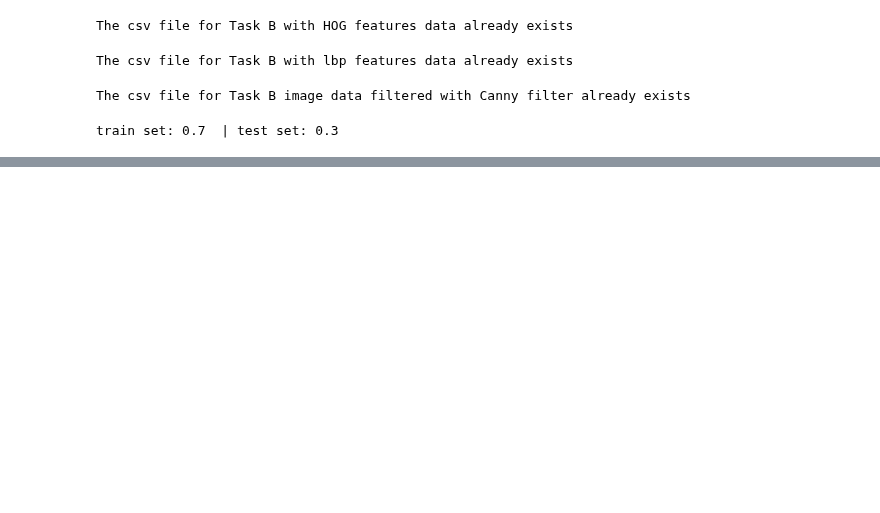
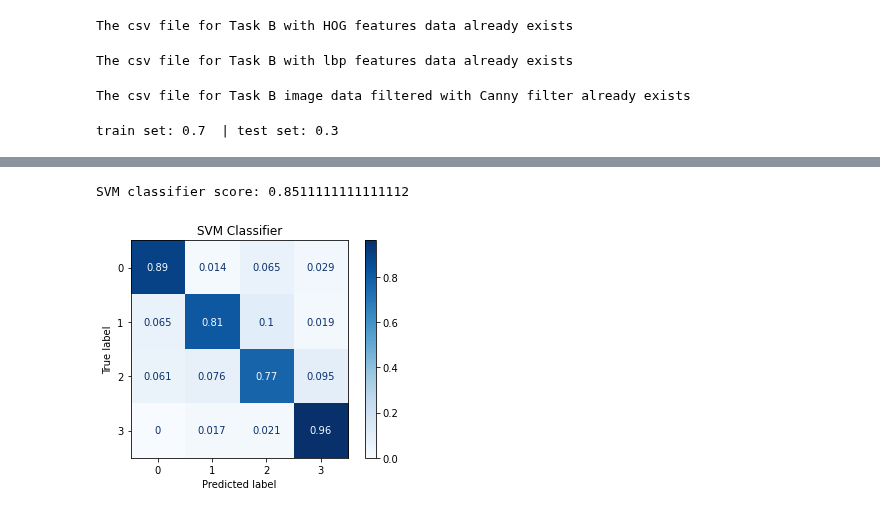
Before and after one commit to tanpinray/AMLS_22-21_SN18100138, a Jupyter notebook: Task_B.ipynb, the cells around one changed output, grey strips where cells are left out. Saved outputs shown, nothing was run; the diff lists cells and outputs as text; code cells hidden in the pictures; blank space fills up the shorter version.

```diff
--- a/Task_B.ipynb
+++ b/Task_B.ipynb
@@ -284,18 +321,35 @@ def RFClassifier(X_train, y_train, X_test, k):
 # %%
 def SVMClassifier(X_train, y_train, X_test):
     '''
     Inputs
         X_train: Training dataset;
         y_train: Training labels;
         X_test: Testing dataset.
 
     Return
         Y_pred: Predicted labels from X_test using SVM.
     '''
 
     #Create SCV object with a K coefficient
-    clf = svm.SVC(kernel='rbf', degree=3)
-    clf.fit(X_train, y_train) # Fit KNN model
+    clf = svm.SVC(kernel='rbf', degree=3,  probability=True)
+    clf.fit(X_train, y_train)
     Y_pred = clf.predict(X_test)
 
-    return Y_pred
+    # classes: List of labels - 0 if no_tumor, 1 if glioma_tumor, 2 if meningioma_tumor, 3 if pituitary_tumor
+    disp = metrics.ConfusionMatrixDisplay.from_estimator(
+        clf,
+        X_test,
+        y_test,
+        cmap=plt.cm.Blues,
+        normalize='true'
+    )
+    disp.ax_.set_title('SVM Classifier')
+
+    return Y_pred, disp
+
+Y_pred_SVM, disp_SVM = SVMClassifier(X_train, y_train, X_test)
+score_SVM = metrics.accuracy_score(y_test, Y_pred_SVM)
+print('SVM classifier score:', score_SVM)
+# %% [output]
+SVM classifier score: 0.8511111111111112
+[figure, added]
```
Also changed, not shown: parts of 7 cells of this notebook.
